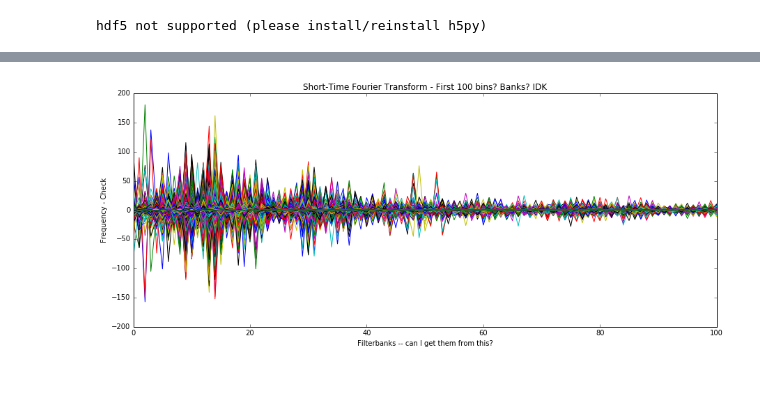
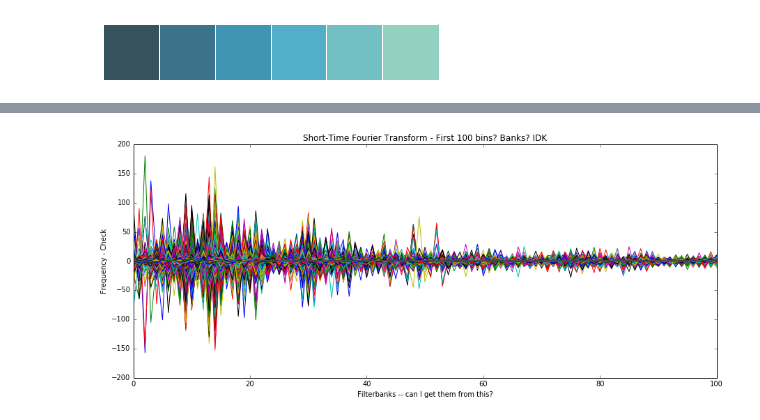
Before and after one commit to AKBoles/Voice-Identification, a Jupyter notebook: MFCC Step By Step.ipynb, the cells around one changed output, grey strips where cells are left out. Drawn from its saved outputs; the diff is of its cells as text; code cells hidden in the pictures; blank space fills up the shorter version.

```diff
--- a/MFCC Step By Step.ipynb
+++ b/MFCC Step By Step.ipynb
@@ -8,14 +8,13 @@ import tensorflow as tf
 import librosa.display
 import IPython.display
 import numpy as np
+import seaborn as sns
 import matplotlib.pyplot as plt
 import matplotlib.style as ms
-
-from python_speech_features import mfcc
-from python_speech_features import delta
-from python_speech_features import logfbank
+#sns.set_palette(sns.xkcd_palette(['teal']))
+sns.set_palette("Paired")
+sns.set_style("whitegrid")
+sns.set_context(font_scale=1, rc={"lines.linewidth": 2.5})
 %matplotlib inline
-# %% [output]
-hdf5 not supported (please install/reinstall h5py)
 # %%
 andrew = 'audio_samples/andrew.wav'
@@ -22,3 +22,8 @@ andrew = 'audio_samples/andrew.wav'
+# %%
+current_palette = sns.color_palette("GnBu_d")
+sns.palplot(current_palette)
+# %% [output]
+[figure, added]
 # %%
 # import with librosa
 y, sr = librosa.load(andrew)
```
Also changed, not shown: parts of 5 cells of this notebook, 9 other files.
